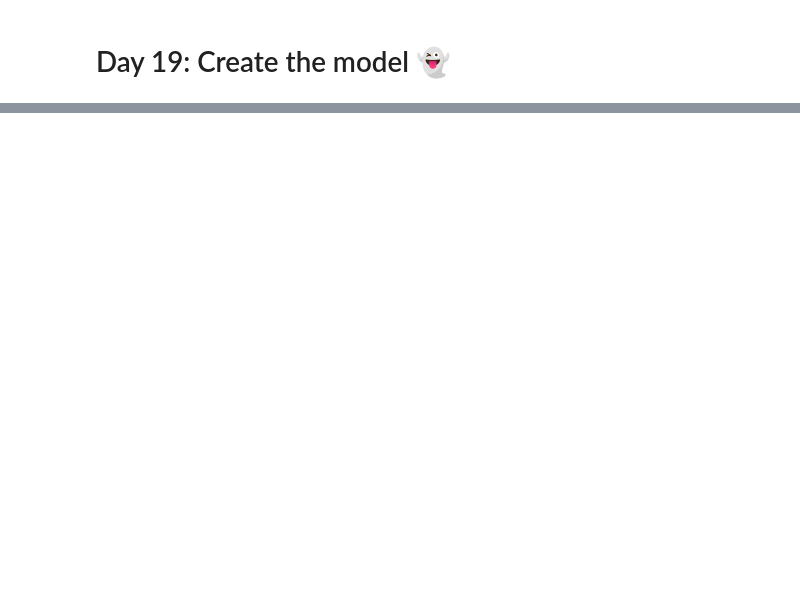
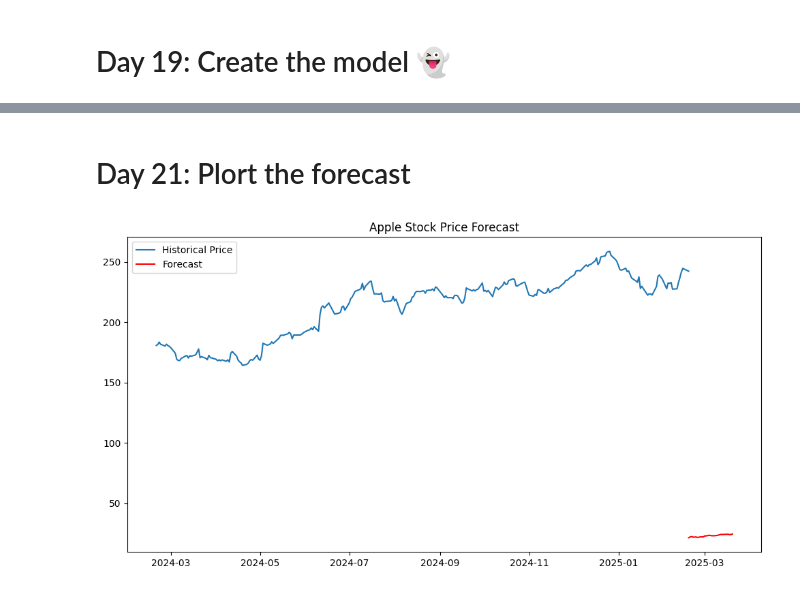
Before and after one commit to hackingbandy/coding_challenge, a Jupyter notebook: main.ipynb, the cells around one changed output, grey strips where cells are left out. Drawn from its saved outputs; the diff is of its cells as text; code cells hidden in the pictures; blank space fills up the shorter version.

```diff
--- a/main.ipynb
+++ b/main.ipynb
@@ -279,0 +314,4 @@ df_apple_stocks[['Close', 'Rolling_Avg']].plot(figsize=(10,6), title='Apple Stoc
+# %%
+forecast = sarima_result.predict(start=len(df_apple_stocks), end=len(df_apple_stocks)+30)
+forecast
+# try to imporve your model by changing the order and seasonal_order parameters
@@ -279,0 +336,13 @@ df_apple_stocks[['Close', 'Rolling_Avg']].plot(figsize=(10,6), title='Apple Stoc
+# %% [markdown]
+# Day 21: Plort the forecast
+# %%
+plt.figure(figsize=(12,6))
+plt.plot(df_apple_stocks.index, df_apple_stocks['Close'], label='Historical Price')
+plt.plot(pd.date_range(df_apple_stocks.index[-1], periods=31), forecast, label='Forecast', color = 'red')
+plt.title('Apple Stock Price Forecast')
+plt.legend()
+
+plt.show()
+#changed the data to 1 year instead of 10 years
+# %% [output]
+[figure, added]
```
Also changed, not shown: parts of 8 cells of this notebook.
